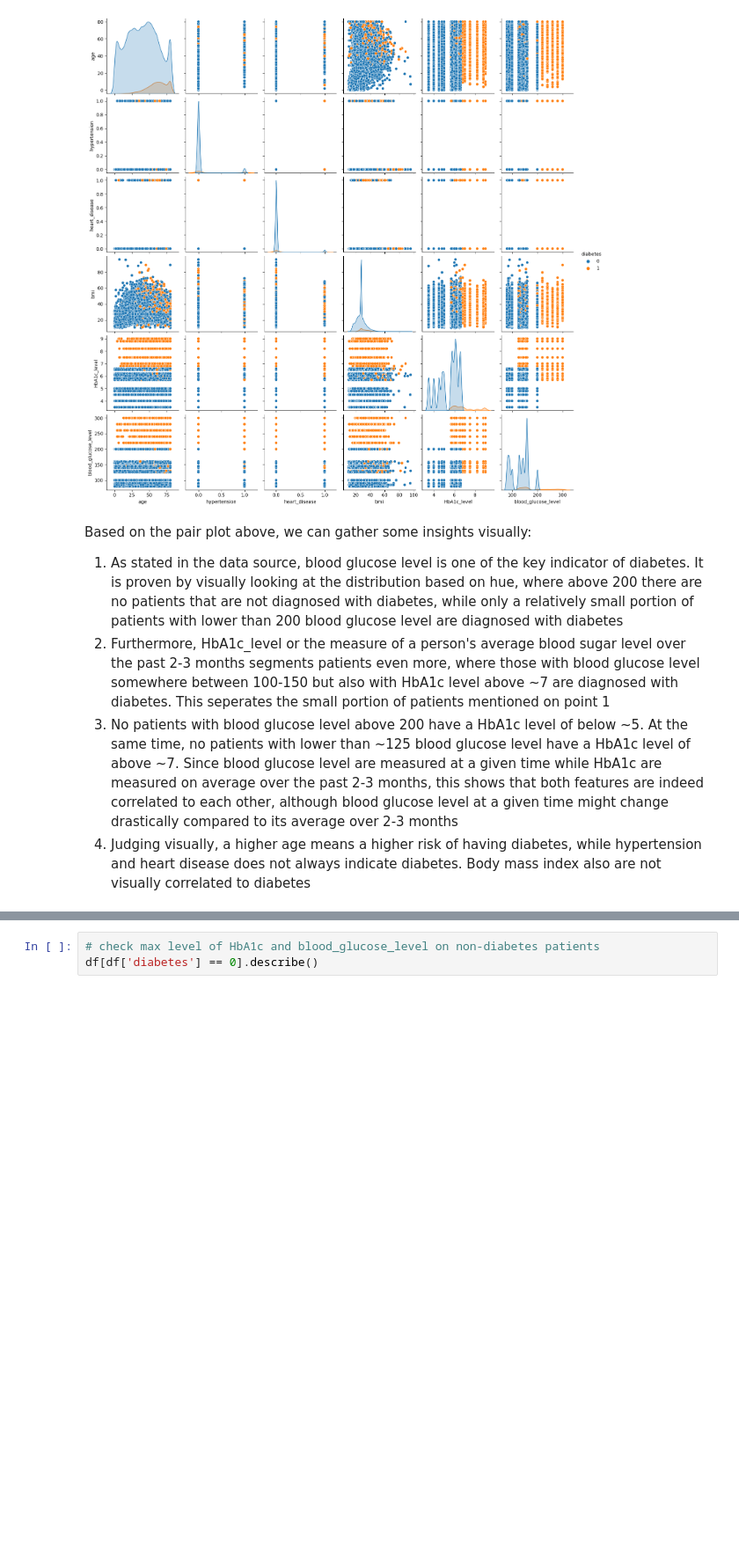
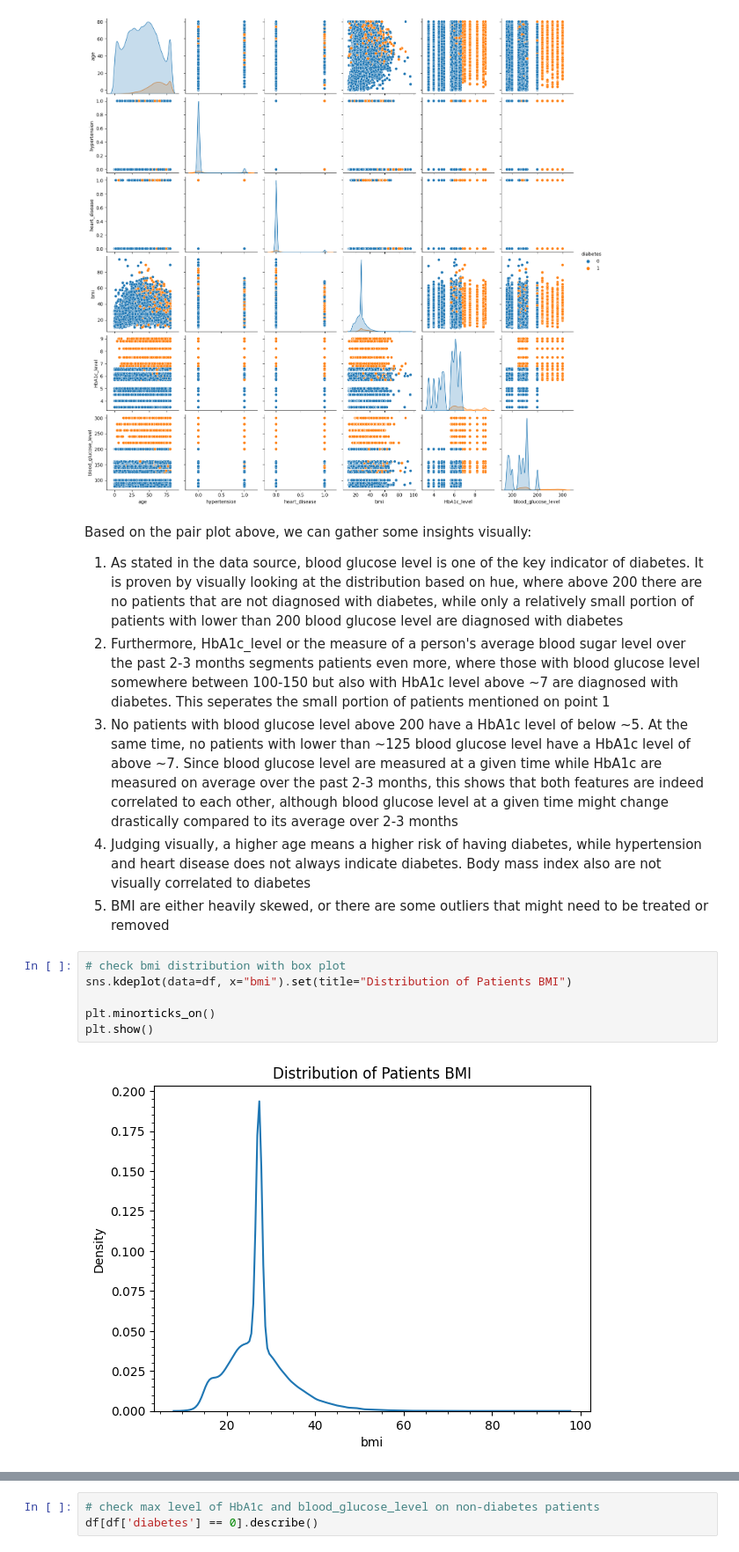
Before and after one commit to mezkymy/diabetes-prediction, a Jupyter notebook: Diabetes_Prediction.ipynb, the cells around one changed output, grey strips where cells are left out. Shown at 88% size. Cells and saved outputs as stored; diff of their text form; blank space fills up the shorter version.

```diff
--- a/Diabetes_Prediction.ipynb
+++ b/Diabetes_Prediction.ipynb
@@ -104,3 +106,12 @@ Based on the pair plot above, we can gather some insights visually:
 2. Furthermore, HbA1c_level or the measure of a person's average blood sugar level over the past 2-3 months segments patients even more, where those with blood glucose level somewhere between 100-150 but also with HbA1c level above ~7 are diagnosed with diabetes. This seperates the small portion of patients mentioned on point 1
 3. No patients with blood glucose level above 200 have a HbA1c level of below ~5. At the same time, no patients with lower than ~125 blood glucose level have a HbA1c level of above ~7. Since blood glucose level are measured at a given time while HbA1c are measured on average over the past 2-3 months, this shows that both features are indeed correlated to each other, although blood glucose level at a given time might change drastically compared to its average over 2-3 months
 4. Judging visually, a higher age means a higher risk of having diabetes, while hypertension and heart disease does not always indicate diabetes. Body mass index also are not visually correlated to diabetes
+5. BMI are either heavily skewed, or there are some outliers that might need to be treated or removed
+# %%
+# check bmi distribution with box plot
+sns.kdeplot(data=df, x="bmi").set(title="Distribution of Patients BMI")
+
+plt.minorticks_on()
+plt.show()
+# %% [output]
+[figure, added]
```
Also changed, not shown: parts of 16 cells of this notebook.
